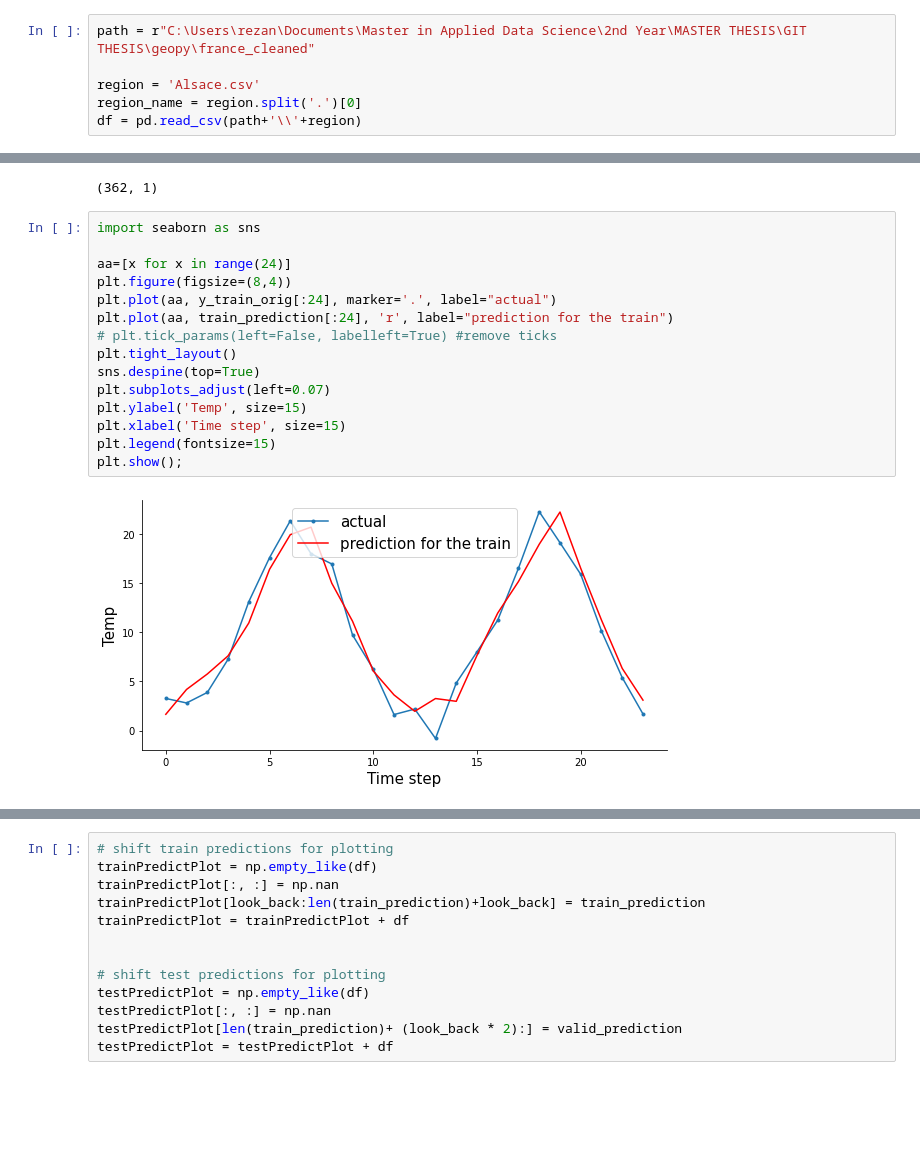
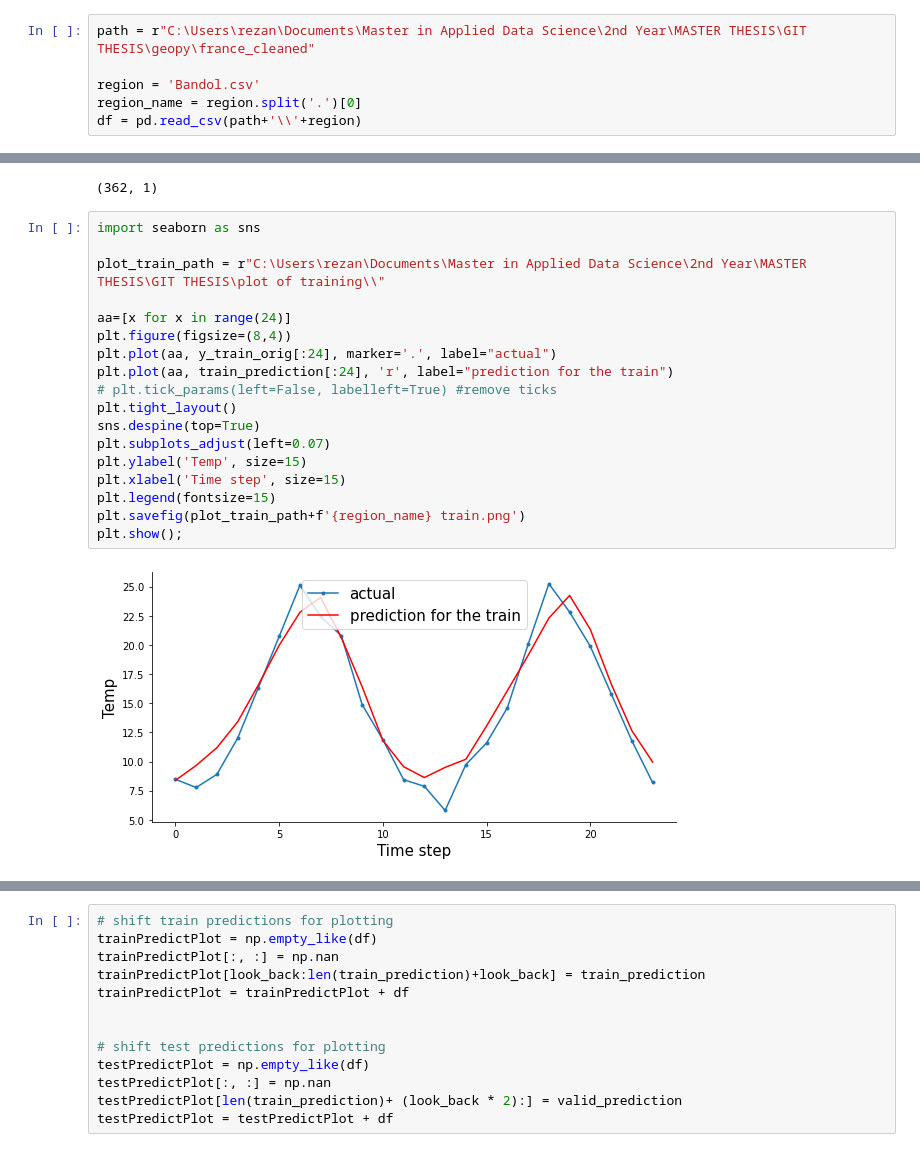
Before and after one commit to julietblack/Thesis-, a Jupyter notebook: LSTM - UNIVARIATE.ipynb, the cells around one changed output, grey strips where cells are left out. Cells and saved outputs as stored; diff of their text form; blank space fills up the shorter version.

Commit message:
added plotting path
saving the plots for training and validation to a path

```diff
--- a/LSTM - UNIVARIATE.ipynb
+++ b/LSTM - UNIVARIATE.ipynb
@@ -30,7 +28,7 @@ Using TensorFlow backend.
 # %%
 path = r"C:\Users\rezan\Documents\Master in Applied Data Science\2nd Year\MASTER THESIS\GIT THESIS\geopy\france_cleaned"
 
-region = 'Alsace.csv'
+region = 'Bandol.csv'
 region_name = region.split('.')[0]
 df = pd.read_csv(path+'\\'+region)
 # %%
@@ -271,20 +269,23 @@ train_prediction.shape
 (362, 1)
 # %%
 import seaborn as sns
+
+plot_train_path = r"C:\Users\rezan\Documents\Master in Applied Data Science\2nd Year\MASTER THESIS\GIT THESIS\plot of training\\"
 
 aa=[x for x in range(24)]
 plt.figure(figsize=(8,4))
 plt.plot(aa, y_train_orig[:24], marker='.', label="actual")
 plt.plot(aa, train_prediction[:24], 'r', label="prediction for the train")
 # plt.tick_params(left=False, labelleft=True) #remove ticks
 plt.tight_layout()
 sns.despine(top=True)
 plt.subplots_adjust(left=0.07)
 plt.ylabel('Temp', size=15)
 plt.xlabel('Time step', size=15)
 plt.legend(fontsize=15)
+plt.savefig(plot_train_path+f'{region_name} train.png')
 plt.show();
 # %% [output]
-[figure, old version]
+[figure, new version]
 # %%
 import seaborn as sns
```
Also changed, not shown: parts of 16 cells of this notebook, 7 other files.
